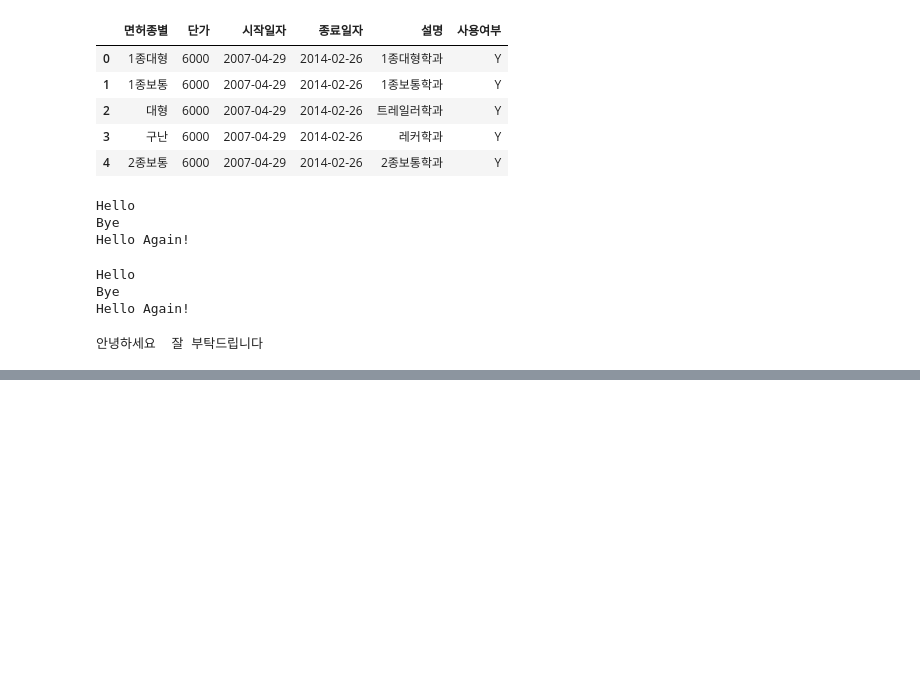
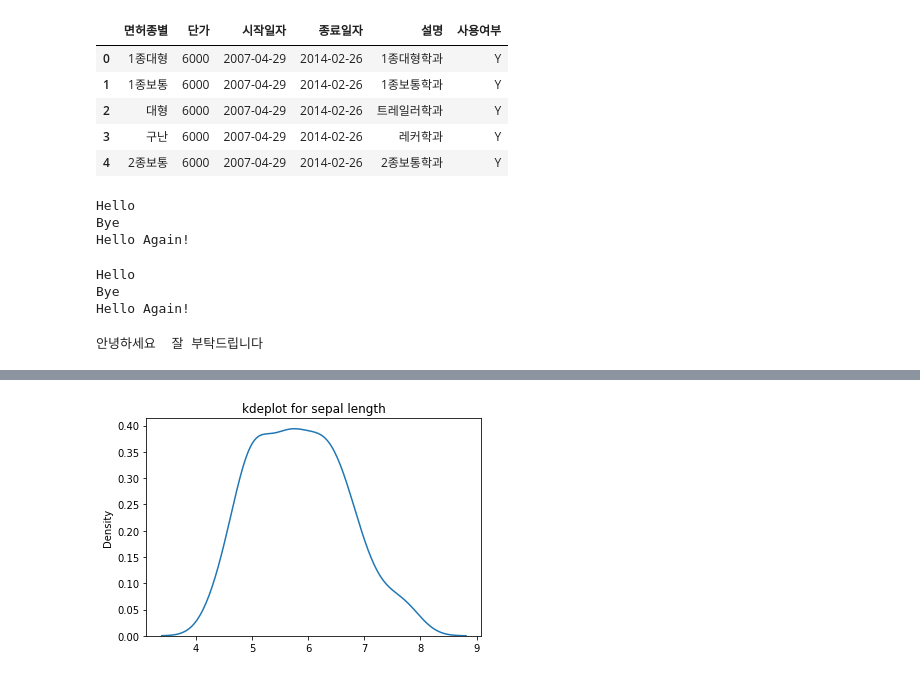
Before and after one commit to 1801310khm/knu_bdna_2022, a Jupyter notebook: 빅데이터_시험자료.ipynb, the cells around one changed output, grey strips where cells are left out. Drawn from its saved outputs; the diff is of its cells as text; code cells hidden in the pictures; blank space fills up the shorter version.

```diff
--- a/빅데이터_시험자료.ipynb
+++ b/빅데이터_시험자료.ipynb
@@ -1346,0 +1994,2 @@ print(c)
+# %%
+iris=sns.load_dataset("iris")
@@ -1346,0 +2007,7 @@ print(c)
+# %%
+vals=iris['sepal_length'].values
+sns.kdeplot(vals)
+plt.title("kdeplot for sepal length")
+plt.show()
+# %% [output]
+[figure, added]
```
Also changed, not shown: parts of 90 cells of this notebook.
